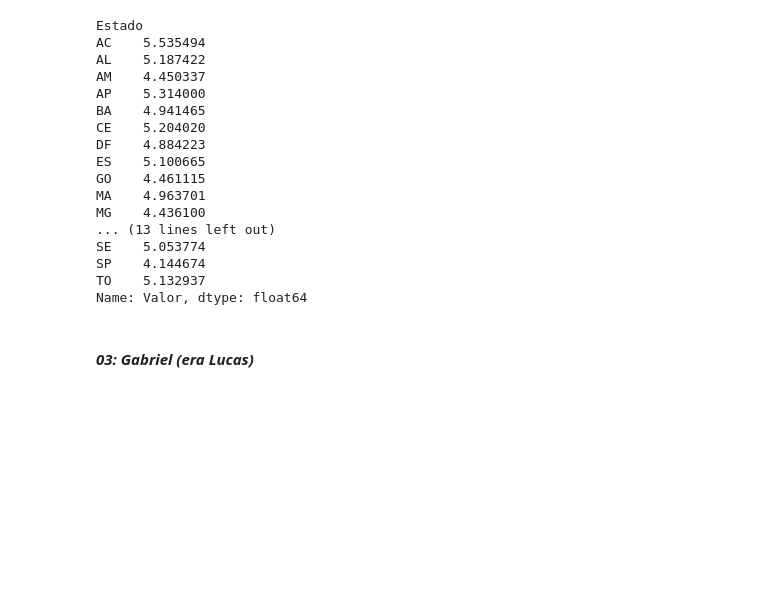
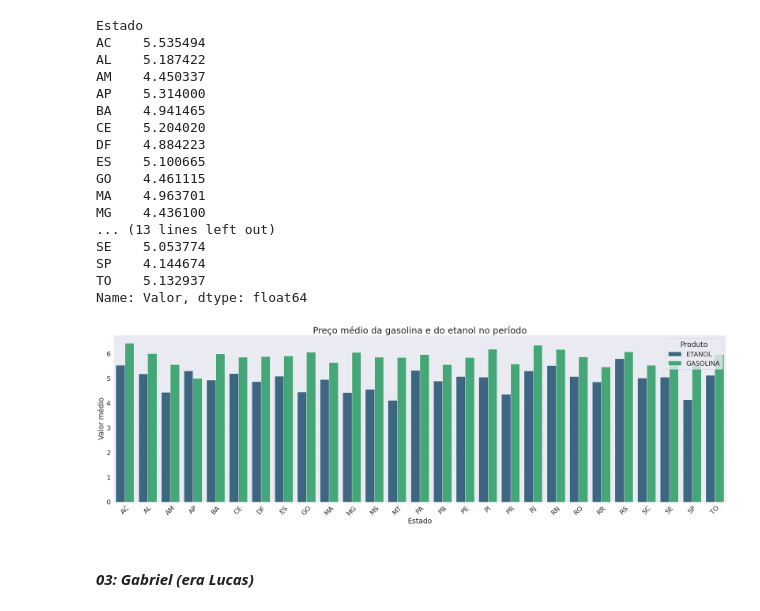
Before and after one commit to brunnabrito/projeto_m4_g4_resilia, a Jupyter notebook: Projeto_M4_Grupo_4.ipynb, the cells around one changed output. Cells and saved outputs as stored; diff of their text form; code cells hidden in the pictures; blank space fills up the shorter version.

```diff
--- a/Projeto_M4_Grupo_4.ipynb
+++ b/Projeto_M4_Grupo_4.ipynb
@@ -572,6 +573,21 @@ SE    5.053774
 SP    4.144674
 TO    5.132937
 Name: Valor, dtype: float64
+# %%
+media_estados = df.groupby(['Estado', 'Produto'])['Valor'].mean().reset_index()
+# %%
+fig = plt.figure(figsize=(30,10))
+plt.title('Preço médio da gasolina e do etanol no período', fontsize=30)
+
+sns.set(font_scale=2)
+sns.barplot(y='Valor', x='Estado', hue='Produto',  data=media_estados, palette='viridis');
+plt.ylabel('Valor médio')
+plt.xlabel('Estado')
+plt.legend(title="Produto")
+plt.xticks(rotation=45)
+plt.tight_layout()
+# %% [output]
+[figure, added]
 # %% [markdown]
 #### ***03: Gabriel (era Lucas)***
 # %% [markdown]
```
Also changed, not shown: parts of 1 cell of this notebook.
